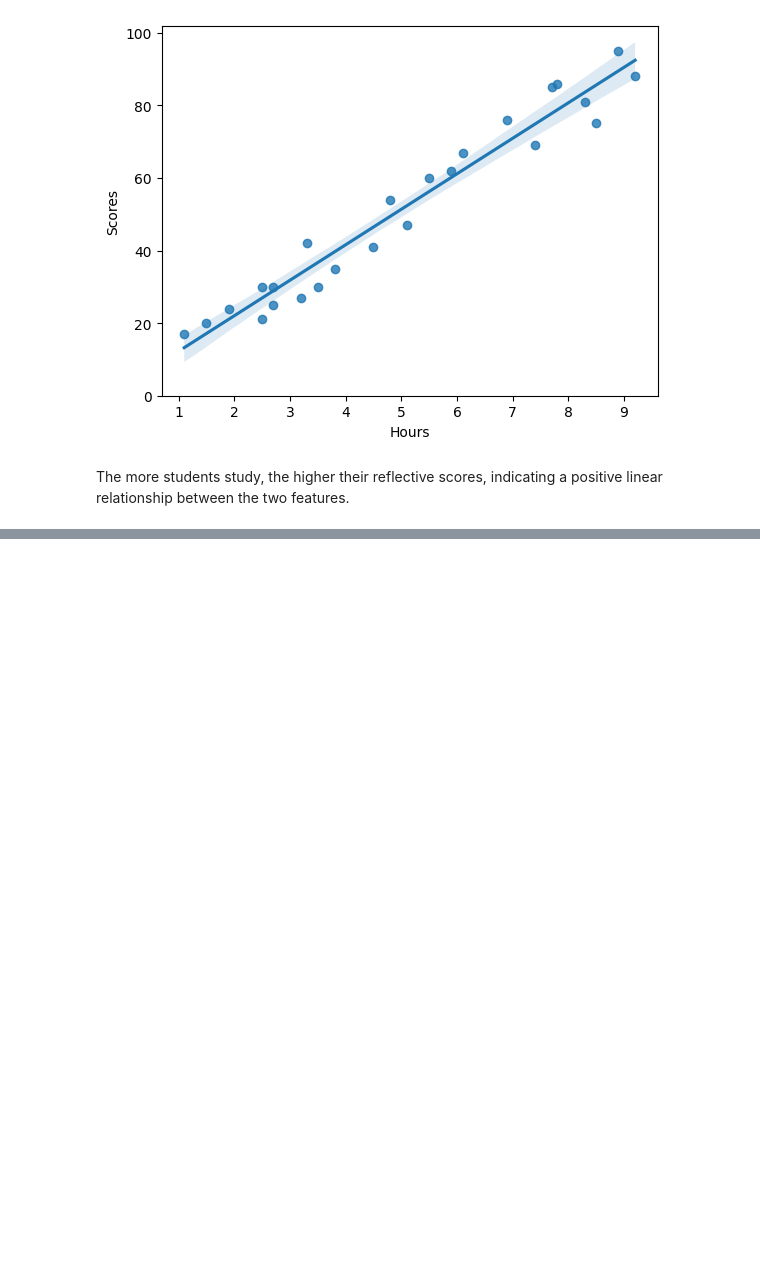
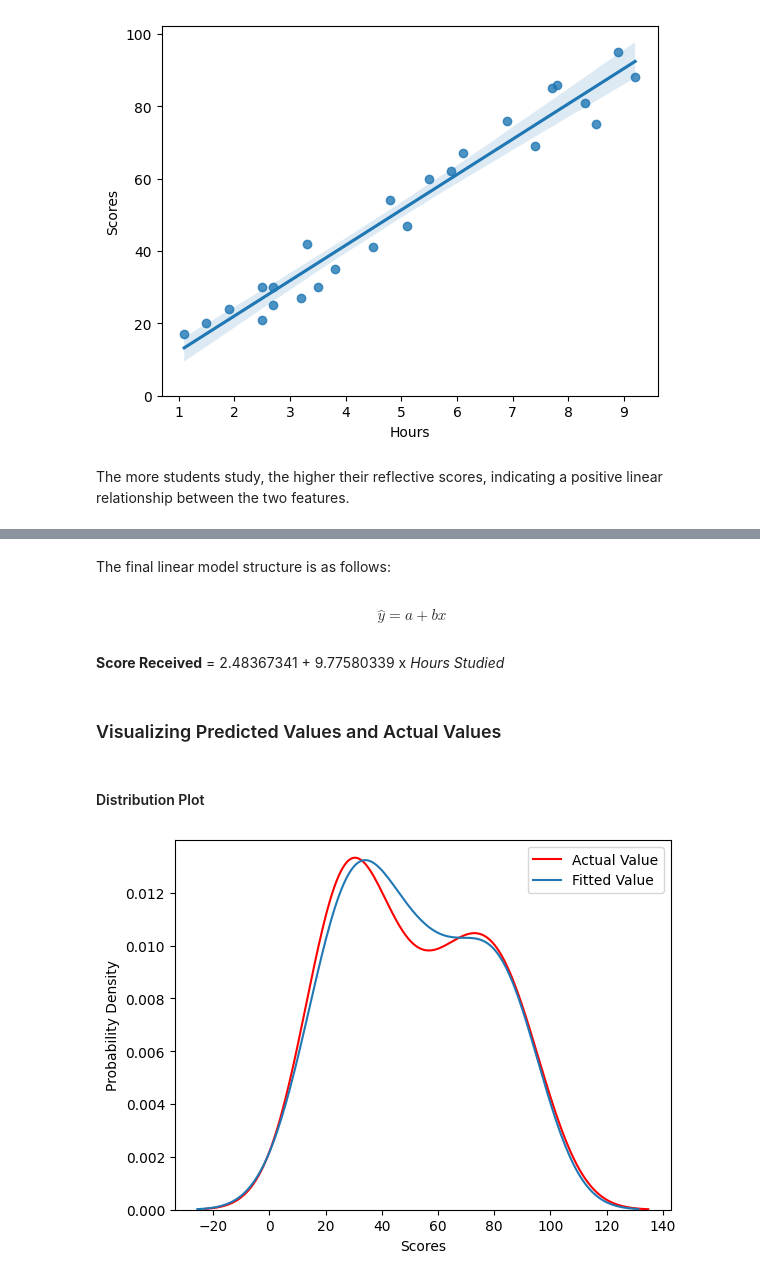
Before and after one commit to omoraisu/TSF-Projects, a Jupyter notebook: Student Score Prediction Using Supervised ML/score_prediction_model.ipynb, the cells around one changed output, grey strips where cells are left out. Drawn from its saved outputs; the diff is of its cells as text; code cells hidden in the pictures; blank space fills up the shorter version.

```diff
--- a/Student Score Prediction Using Supervised ML/score_prediction_model.ipynb
+++ b/Student Score Prediction Using Supervised ML/score_prediction_model.ipynb
@@ -91,0 +114,10 @@ ModuleNotFoundError: No module named 'sklearn'
+# %%
+# Create the linear regression object
+lm = LinearRegression()
+# %%
+# Setting predictor (x) and target (y) variables
+x = student_data[["Hours"]]
+y = student_data[["Scores"]]
+# %%
+# Fitting the linear model
+lm.fit(x, y)
@@ -91,0 +126,4 @@ ModuleNotFoundError: No module named 'sklearn'
+# %%
+# Obtain a prediction
+y_hat = lm.predict(x)
+y_hat
@@ -91,0 +160,26 @@ ModuleNotFoundError: No module named 'sklearn'
+# %% [markdown]
+The final linear model structure is as follows:
+# %% [markdown]
+$$ \hat{y} = a + bx $$
+# %% [markdown]
+**Score Received** = 2.48367341 + 9.77580339 x *Hours Studied*
+# %% [markdown]
+### Visualizing Predicted Values and Actual Values
+# %% [markdown]
+#### Distribution Plot
+# %%
+# Create a kernel density estimate plot for actual values
+sns.kdeplot(student_data['Scores'], color='r', label='Actual Value')
+
+# Create a kernel density estimate plot for fitted values (y_hat)
+sns.kdeplot(y_hat, color='b', label='Fitted Value')
+
+# Add labels and a legend
+plt.xlabel('Scores')
+plt.ylabel('Probability Density')
+plt.legend()
+
+# Show the plot
+plt.show()
+# %% [output]
+[figure, added]
```
Also changed, not shown: parts of 37 cells of this notebook.
